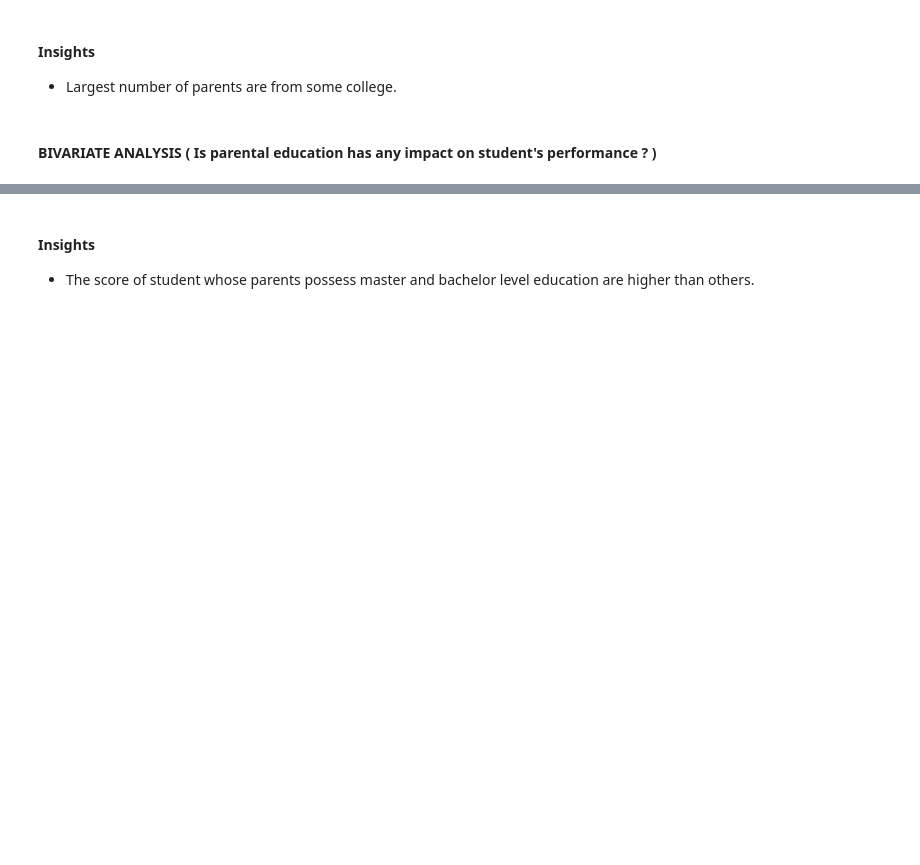
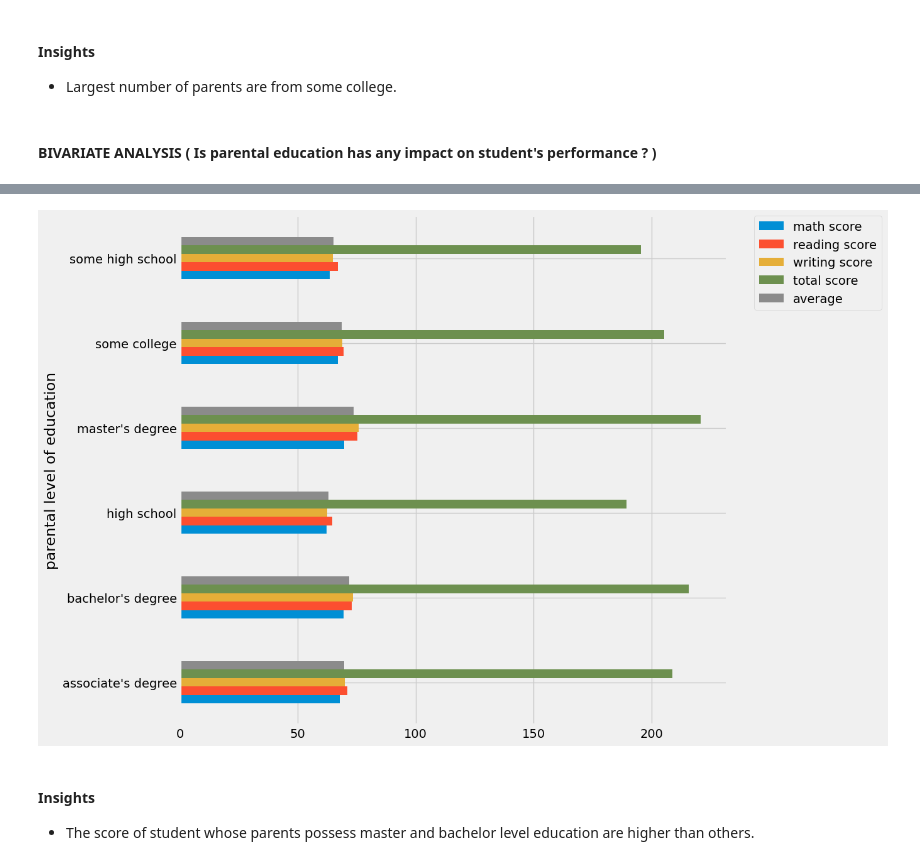
Before and after one commit to JunaidARahat/Student-Exam-Performance-Predictor, a Jupyter notebook: notebook/1 . EDA STUDENT PERFORMANCE .ipynb, the cells around one changed output, grey strips where cells are left out. Cells and saved outputs as stored; diff of their text form; code cells hidden in the pictures; blank space fills up the shorter version.

```diff
--- a/notebook/1 . EDA STUDENT PERFORMANCE .ipynb
+++ b/notebook/1 . EDA STUDENT PERFORMANCE .ipynb
@@ -513,3 +513,23 @@ plt.show()
+# %%
+numeric_columns = df.select_dtypes(include='number').columns
+df_numeric = df[numeric_columns]
+
+# Add 'parental level of education' column back to the numeric DataFrame
+df_numeric['parental level of education'] = df['parental level of education']
+
+# Group by 'parental level of education' and calculate the mean for numeric columns
+grouped_df = df_numeric.groupby('parental level of education').mean()
+
+# Plot the data
+ax = grouped_df.plot(kind='barh', figsize=(10, 10))
+
+# Customize the legend
+plt.legend(bbox_to_anchor=(1.05, 1), loc='upper left', borderaxespad=0.)
+
+# Show the plot
+plt.show()
+# %% [output]
+[figure, added]
 # %% [markdown]
 #### Insights
 - The score of student whose parents possess master and bachelor level education are higher than others.
```
Also changed, not shown: parts of 14 cells of this notebook, 2 other files.
